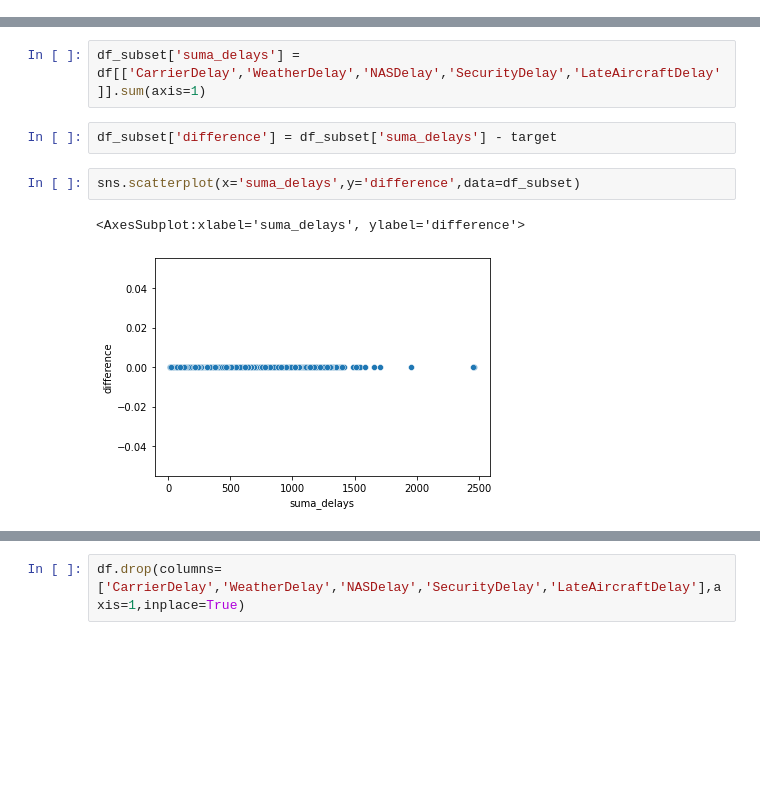
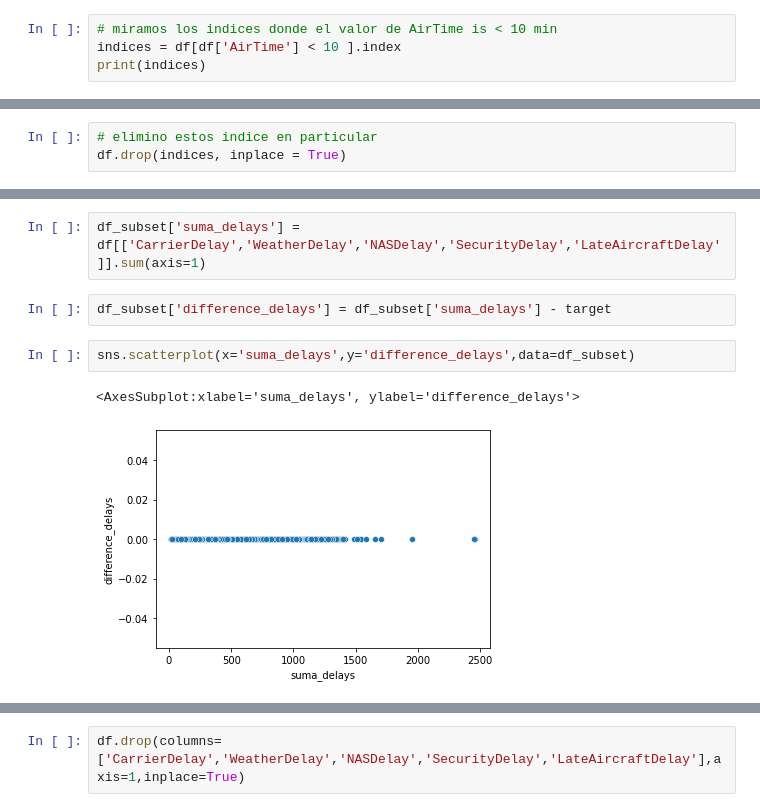
Before and after one commit to ManelForcales/Supervisat_Regressio, a Jupyter notebook: Sprint12 - Regressio.ipynb, the cells around one changed output, grey strips where cells are left out. Drawn from its saved outputs; the diff is of its cells as text; blank space fills up the shorter version.

```diff
--- a/Sprint12 - Regressio.ipynb
+++ b/Sprint12 - Regressio.ipynb
@@ -16,3 +16,7 @@ df.head()
 | 2 | 2008 | 1 | 3 | 4 | 16:44 | 15:10 | 18:45 | 17:25 | WN | ... |
 | 3 | 2008 | 1 | 3 | 4 | 14:52 | 14:25 | 16:40 | 16:25 | WN | ... |
 | 4 | 2008 | 1 | 3 | 4 | 13:23 | 12:55 | 15:26 | 15:10 | WN | ... |
+# %%
+# miramos los indices donde el valor de AirTime is < 10 min
+indices = df[df['AirTime'] < 10 ].index
+print(indices)
@@ -19,3 +38,6 @@ df.head()
+# %%
+# elimino estos indice en particular
+df.drop(indices, inplace = True)
 # %% [markdown]
 ### Nivell 1
 
@@ -36,10 +58,10 @@ df_subset = pd.DataFrame()
 # %%
 df_subset['suma_delays'] = df[['CarrierDelay','WeatherDelay','NASDelay','SecurityDelay','LateAircraftDelay']].sum(axis=1)
 # %%
-df_subset['difference'] = df_subset['suma_delays'] - target
+df_subset['difference_delays'] = df_subset['suma_delays'] - target
 # %%
-sns.scatterplot(x='suma_delays',y='difference',data=df_subset)
+sns.scatterplot(x='suma_delays',y='difference_delays',data=df_subset)
 # %% [output]
-<AxesSubplot:xlabel='suma_delays', ylabel='difference'>
+<AxesSubplot:xlabel='suma_delays', ylabel='difference_delays'>
-[figure, old version]
+[figure, new version]
 # %%
```
Also changed, not shown: parts of 58 cells of this notebook.
